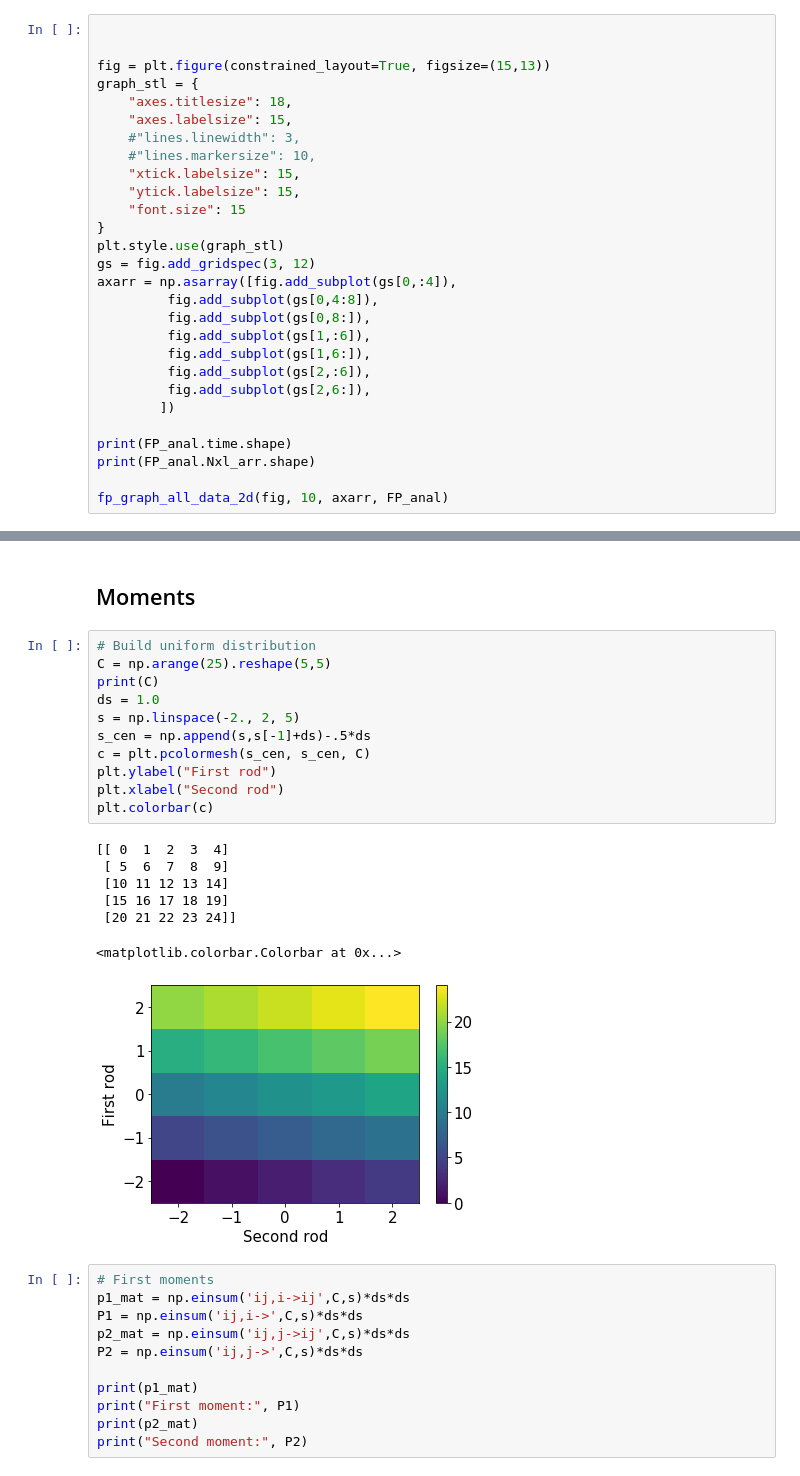
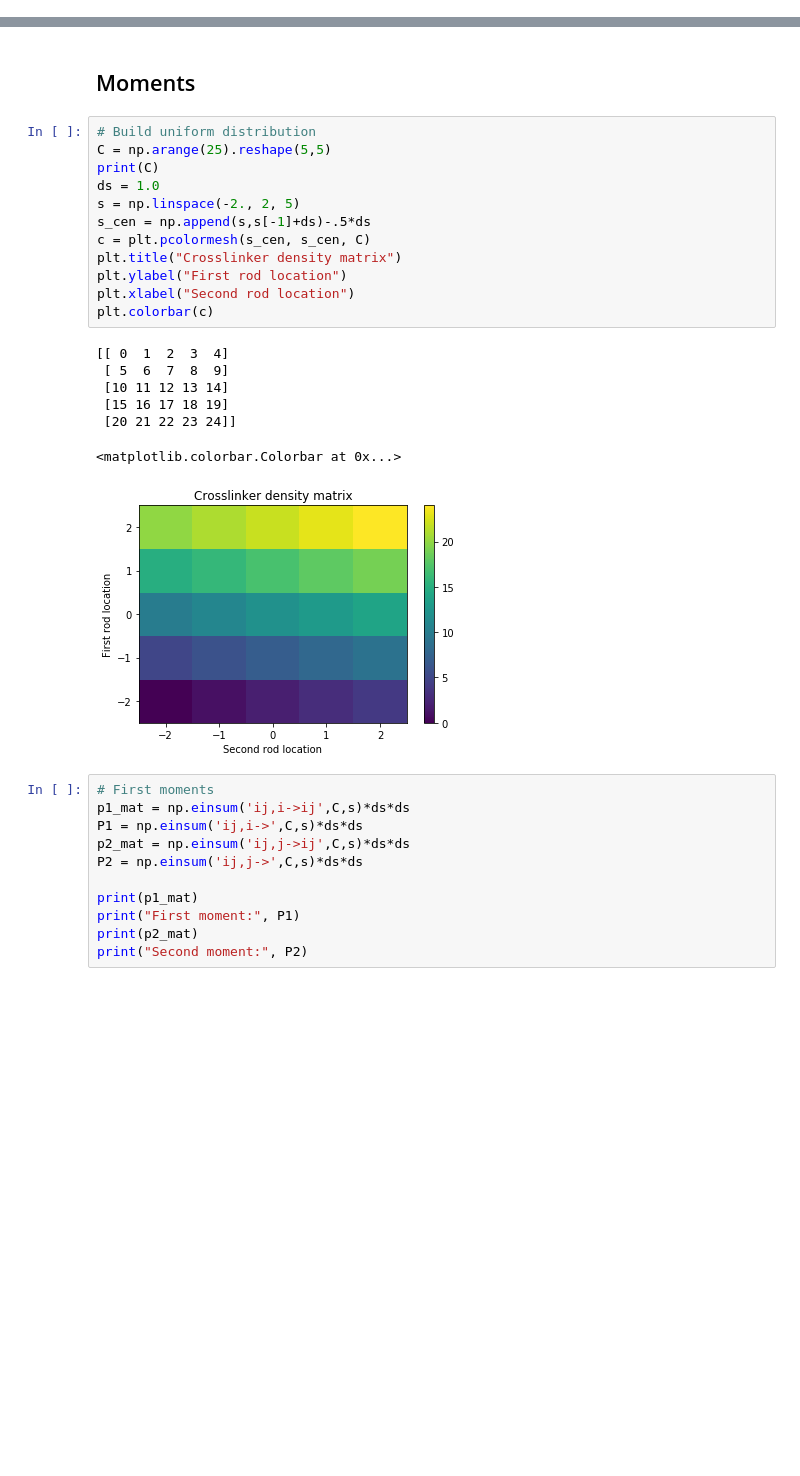
Before and after one commit to lamsoa729/FoXlink, a Jupyter notebook: notebooks/FP_graph_prototypes.ipynb, the cells around one changed output, grey strips where cells are left out. Cells and saved outputs as stored; diff of their text form; blank space fills up the shorter version.

```diff
--- a/notebooks/FP_graph_prototypes.ipynb
+++ b/notebooks/FP_graph_prototypes.ipynb
@@ -162,28 +154,0 @@ FP_anal.Analyze()
-# %%
-
-
-fig = plt.figure(constrained_layout=True, figsize=(15,13))
-graph_stl = {
-    "axes.titlesize": 18,
-    "axes.labelsize": 15,
-    #"lines.linewidth": 3,
-    #"lines.markersize": 10,
-    "xtick.labelsize": 15,
-    "ytick.labelsize": 15,
-    "font.size": 15
-}
-plt.style.use(graph_stl)
-gs = fig.add_gridspec(3, 12)
-axarr = np.asarray([fig.add_subplot(gs[0,:4]),
-         fig.add_subplot(gs[0,4:8]),
-         fig.add_subplot(gs[0,8:]),
-         fig.add_subplot(gs[1,:6]),
-         fig.add_subplot(gs[1,6:]),
-         fig.add_subplot(gs[2,:6]),
-         fig.add_subplot(gs[2,6:]),
-        ])
-
-print(FP_anal.time.shape)
-print(FP_anal.Nxl_arr.shape)
-
-fp_graph_all_data_2d(fig, 10, axarr, FP_anal)
@@ -206,22 +166,23 @@ print(np.einsum('ij,ij->i', A, B))
 # %%
 # Build uniform distribution
 C = np.arange(25).reshape(5,5)
 print(C)
 ds = 1.0
 s = np.linspace(-2., 2, 5)
 s_cen = np.append(s,s[-1]+ds)-.5*ds
 c = plt.pcolormesh(s_cen, s_cen, C)
-plt.ylabel("First rod")
-plt.xlabel("Second rod")
+plt.title("Crosslinker density matrix")
+plt.ylabel("First rod location")
+plt.xlabel("Second rod location")
 plt.colorbar(c)
 # %% [output]
 [[ 0  1  2  3  4]
  [ 5  6  7  8  9]
  [10 11 12 13 14]
  [15 16 17 18 19]
  [20 21 22 23 24]]
 <matplotlib.colorbar.Colorbar at 0x...>
-[figure, old version]
+[figure, new version]
 # %%
 # First moments
 p1_mat = np.einsum('ij,i->ij',C,s)*ds*ds
```
Also changed, not shown: parts of 10 cells of this notebook, 3 other files.
